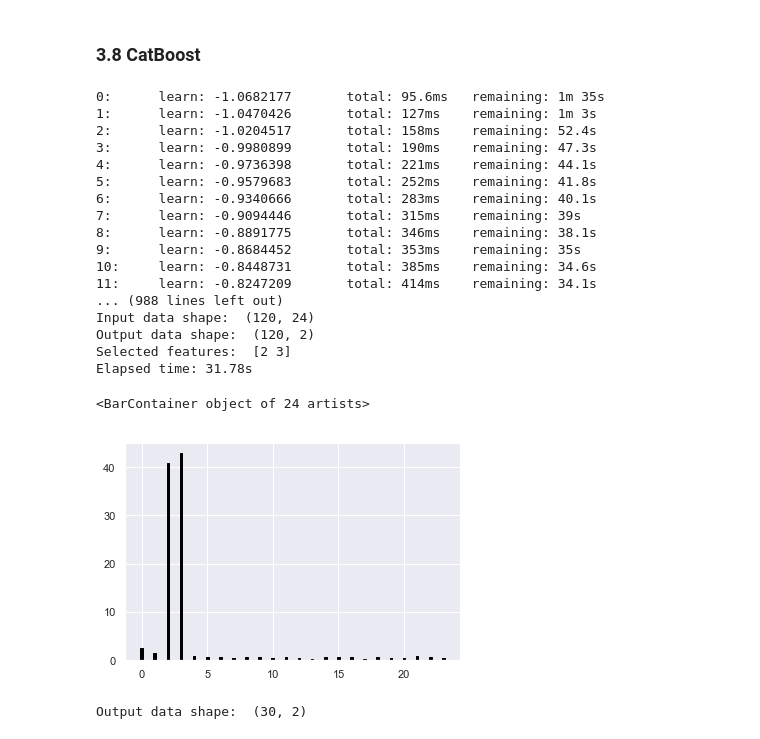
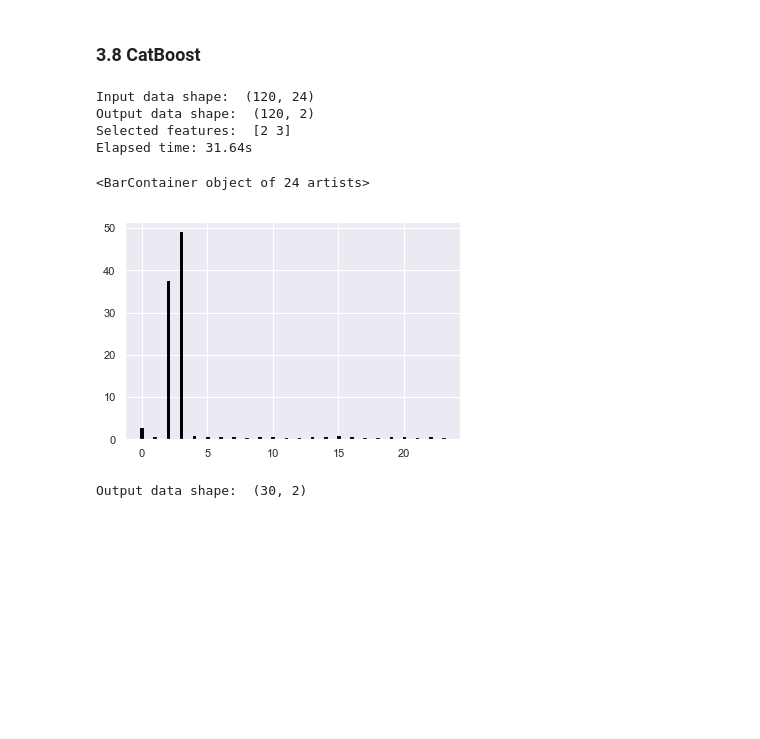
Before and after one commit to ppapiez/Portfolio, a Jupyter notebook: Feature selection.ipynb, the cells around one changed output. Cells and saved outputs as stored; diff of their text form; code cells hidden in the pictures; blank space fills up the shorter version.

```diff
--- a/Feature selection.ipynb
+++ b/Feature selection.ipynb
@@ -310,7 +310,7 @@ from boruta import BorutaPy
 start = time()
 
 rfc = RandomForestClassifier(n_estimators=1, n_jobs=-1, class_weight='balanced')
-selector = BorutaPy(rfc, n_estimators=1, verbose=2)
+selector = BorutaPy(rfc, n_estimators=1)
 selector.fit(X_train, y_train)
 
 print('Input data shape: ', X_train.shape)
@@ -601,44 +590,31 @@ Output data shape:  (30, 4)
 # %%
 from catboost import CatBoostClassifier
 from sklearn.feature_selection import SelectFromModel
 
 start = time()
 
 rfc = CatBoostClassifier()
-rfc.fit(X_train, y_train)
+rfc.fit(X_train, y_train, silent=True)
 sfm = SelectFromModel(rfc, prefit=True)
 
 print('Input data shape: ', X_train.shape)
 
 X_train_new = sfm.transform(X_train)
 
 print('Output data shape: ', X_train_new.shape)
 print('Selected features: ', sfm.get_support(indices=True))
 print('Elapsed time: %.2fs' % (time() - start))
 
 scores = rfc.feature_importances_
 
 plt.bar(X_train_indices, scores, width=.2, color='black', edgecolor='black')
 # %% [output]
-0:      learn: -1.0682177       total: 95.6ms   remaining: 1m 35s
-1:      learn: -1.0470426       total: 127ms    remaining: 1m 3s
-2:      learn: -1.0204517       total: 158ms    remaining: 52.4s
-3:      learn: -0.9980899       total: 190ms    remaining: 47.3s
-4:      learn: -0.9736398       total: 221ms    remaining: 44.1s
-5:      learn: -0.9579683       total: 252ms    remaining: 41.8s
-6:      learn: -0.9340666       total: 283ms    remaining: 40.1s
-7:      learn: -0.9094446       total: 315ms    remaining: 39s
-8:      learn: -0.8891775       total: 346ms    remaining: 38.1s
-9:      learn: -0.8684452       total: 353ms    remaining: 35s
-10:     learn: -0.8448731       total: 385ms    remaining: 34.6s
-11:     learn: -0.8247209       total: 414ms    remaining: 34.1s
-... (988 lines left out)
 Input data shape:  (120, 24)
 Output data shape:  (120, 2)
 Selected features:  [2 3]
-Elapsed time: 31.78s
+Elapsed time: 31.64s
 <BarContainer object of 24 artists>
-[figure, old version]
+[figure, new version]
 # %%
 X_test_new = sfm.transform(X_test)
 print('Output data shape: ', X_test_new.shape)
```
Also changed, not shown: parts of 1 cell of this notebook.
